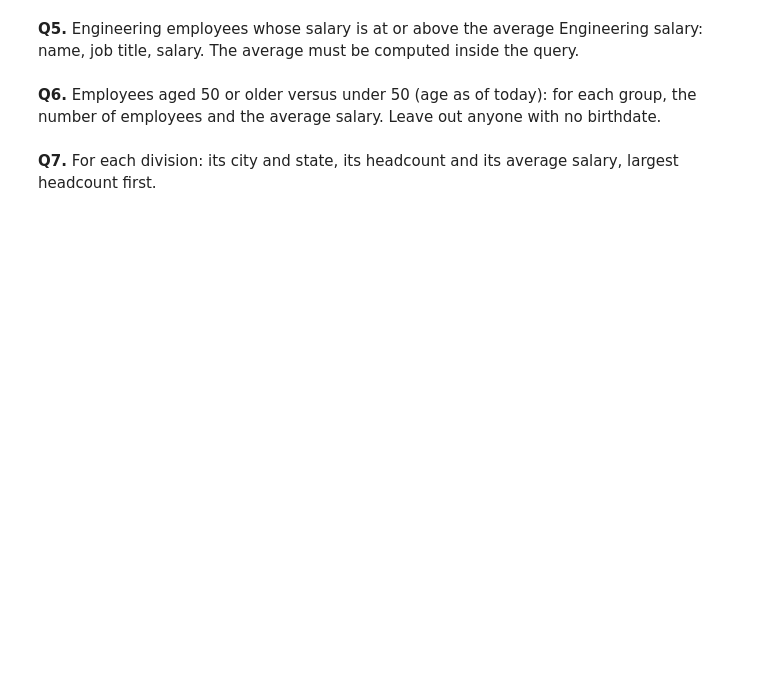
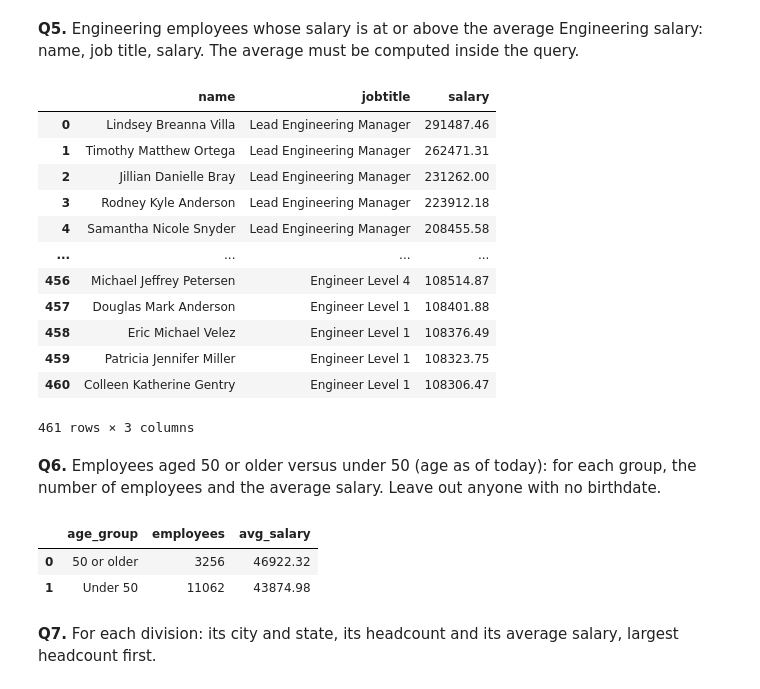
Before and after one commit to stazmo06-ctrl/Test_Repository, a Jupyter notebook: ASGMT_5/Assignment05_Starter.ipynb, the cells around one changed output. Cells and saved outputs as stored; diff of their text form; code cells hidden in the pictures; blank space fills up the shorter version.

```diff
--- a/ASGMT_5/Assignment05_Starter.ipynb
+++ b/ASGMT_5/Assignment05_Starter.ipynb
@@ -163,15 +410,51 @@ q('''
 # %%
 # Q5
 q('''
-
+SELECT p.name, j.jobtitle, e.salary
+FROM employeedetails e
+JOIN personaldetails p ON p.ssn = e.ssn
+JOIN jobtitles j ON j.jobtitleid = e.jobtitleid
+JOIN departments d ON d.departmentid = e.departmentid
+WHERE d.departmentname = 'Engineering'
+  AND e.salary >= (SELECT AVG(e2.salary)
+                   FROM employeedetails e2
+                   JOIN departments d2 ON d2.departmentid = e2.departmentid
+                   WHERE d2.departmentname = 'Engineering')
+ORDER BY e.salary DESC;
 ''')
+# %% [output]
+|  | name | jobtitle | salary |
+| 0 | Lindsey Breanna Villa | Lead Engineering Manager | 291487.46 |
+| 1 | Timothy Matthew Ortega | Lead Engineering Manager | 262471.31 |
+| 2 | Jillian Danielle Bray | Lead Engineering Manager | 231262.00 |
+| 3 | Rodney Kyle Anderson | Lead Engineering Manager | 223912.18 |
+| 4 | Samantha Nicole Snyder | Lead Engineering Manager | 208455.58 |
+| ... | ... | ... | ... |
+| 456 | Michael Jeffrey Petersen | Engineer Level 4 | 108514.87 |
+| 457 | Douglas Mark Anderson | Engineer Level 1 | 108401.88 |
+| 458 | Eric Michael Velez | Engineer Level 1 | 108376.49 |
+| 459 | Patricia Jennifer Miller | Engineer Level 1 | 108323.75 |
+| 460 | Colleen Katherine Gentry | Engineer Level 1 | 108306.47 |
+461 rows × 3 columns
 # %% [markdown]
 **Q6.** Employees aged 50 or older versus under 50 (age as of today): for each group, the number of employees and the average salary. Leave out anyone with no birthdate.
 # %%
 # Q6
 q('''
-
+SELECT CASE WHEN DATE_PART('year', AGE(CURRENT_DATE, p.birthdate)) >= 50
+            THEN '50 or older' ELSE 'Under 50' END AS age_group,
+       COUNT(*) AS employees,
+       ROUND(AVG(e.salary), 2) AS avg_salary
+FROM employeedetails e
+JOIN personaldetails p ON p.ssn = e.ssn
+WHERE p.birthdate IS NOT NULL
+GROUP BY age_group
+ORDER BY age_group;
 ''')
+# %% [output]
+|  | age_group | employees | avg_salary |
+| 0 | 50 or older | 3256 | 46922.32 |
+| 1 | Under 50 | 11062 | 43874.98 |
 # %% [markdown]
 **Q7.** For each division: its city and state, its headcount and its average salary, largest headcount first.
 # %%
```
Also changed, not shown: parts of 20 cells of this notebook, 10 other files.
